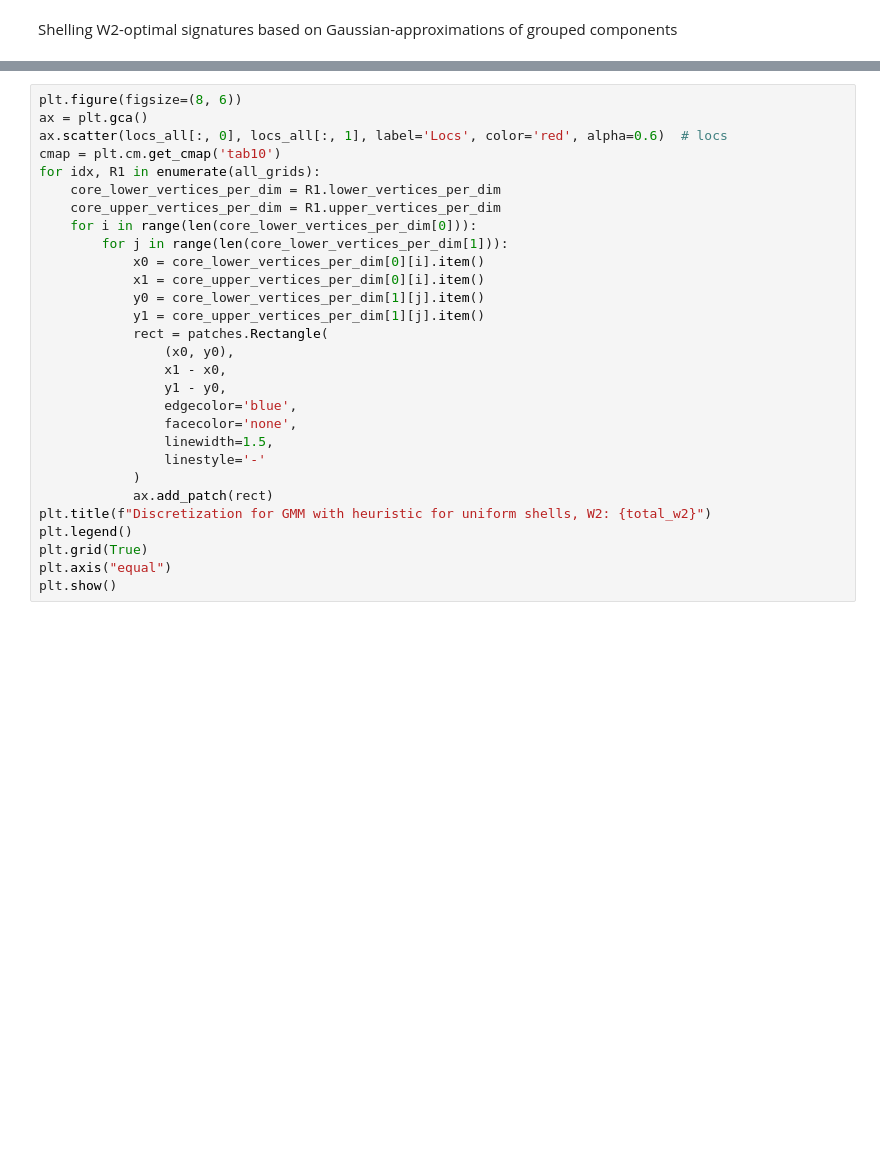
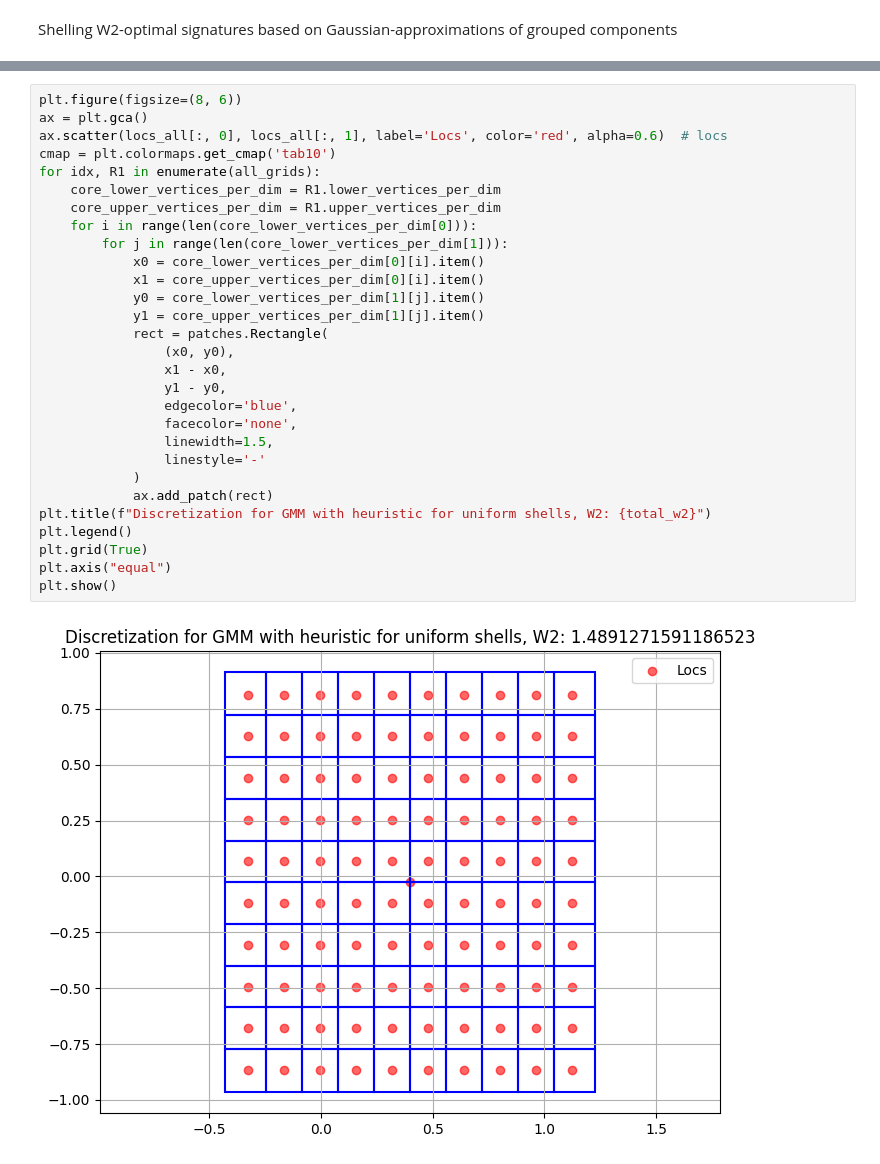
Before and after one commit to elize12345/discretize_distributions, a Jupyter notebook: examples/Shelling.ipynb, the cells around one changed output, grey strips where cells are left out. Saved outputs shown, nothing was run; the diff lists cells and outputs as text; blank space fills up the shorter version.

```diff
--- a/examples/Shelling.ipynb
+++ b/examples/Shelling.ipynb
@@ -674,29 +730,31 @@ print(f"Total W2 error over all shells using uniform grid structure: {total_w2}"
 # %%
 plt.figure(figsize=(8, 6))
 ax = plt.gca()
 ax.scatter(locs_all[:, 0], locs_all[:, 1], label='Locs', color='red', alpha=0.6)  # locs
-cmap = plt.cm.get_cmap('tab10')
+cmap = plt.colormaps.get_cmap('tab10')
 for idx, R1 in enumerate(all_grids):
     core_lower_vertices_per_dim = R1.lower_vertices_per_dim
     core_upper_vertices_per_dim = R1.upper_vertices_per_dim
     for i in range(len(core_lower_vertices_per_dim[0])):
         for j in range(len(core_lower_vertices_per_dim[1])):
             x0 = core_lower_vertices_per_dim[0][i].item()
             x1 = core_upper_vertices_per_dim[0][i].item()
             y0 = core_lower_vertices_per_dim[1][j].item()
             y1 = core_upper_vertices_per_dim[1][j].item()
             rect = patches.Rectangle(
                 (x0, y0),
                 x1 - x0,
                 y1 - y0,
                 edgecolor='blue',
                 facecolor='none',
                 linewidth=1.5,
                 linestyle='-'
             )
             ax.add_patch(rect)
 plt.title(f"Discretization for GMM with heuristic for uniform shells, W2: {total_w2}")
 plt.legend()
 plt.grid(True)
 plt.axis("equal")
 plt.show()
+# %% [output]
+[figure, added]
```
Also changed, not shown: parts of 7 cells of this notebook, 1 other file.
